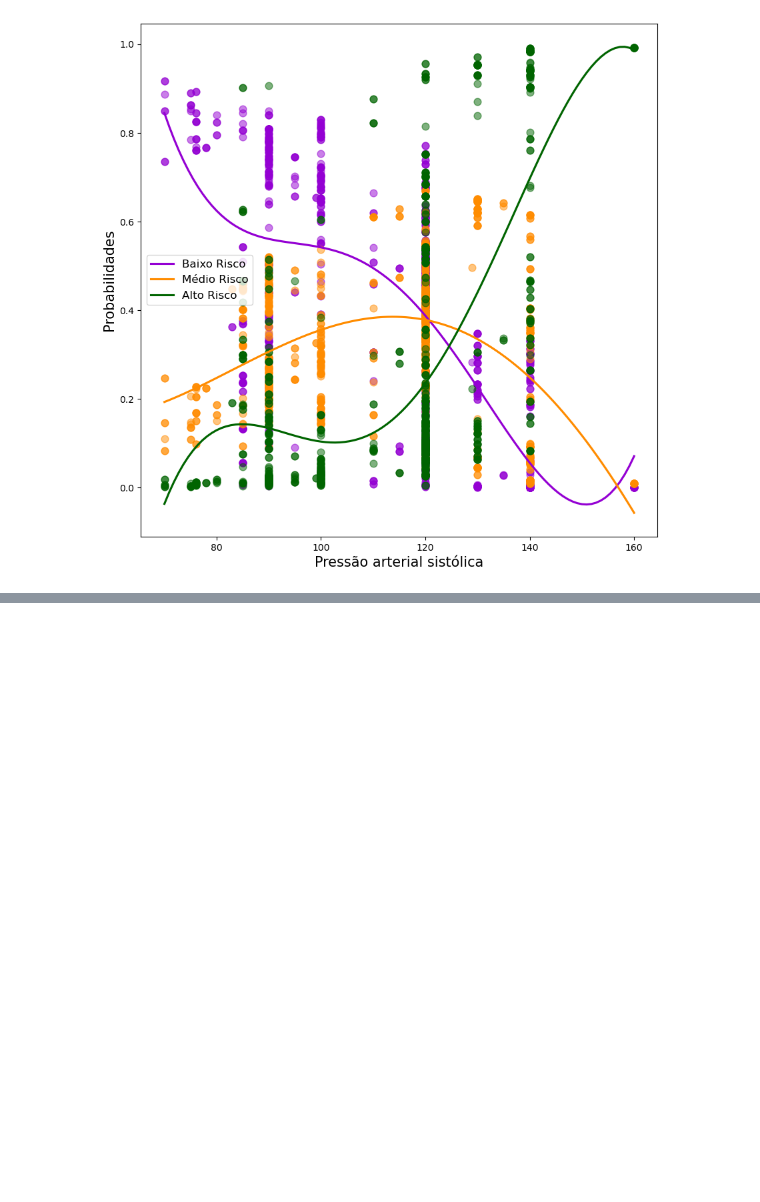
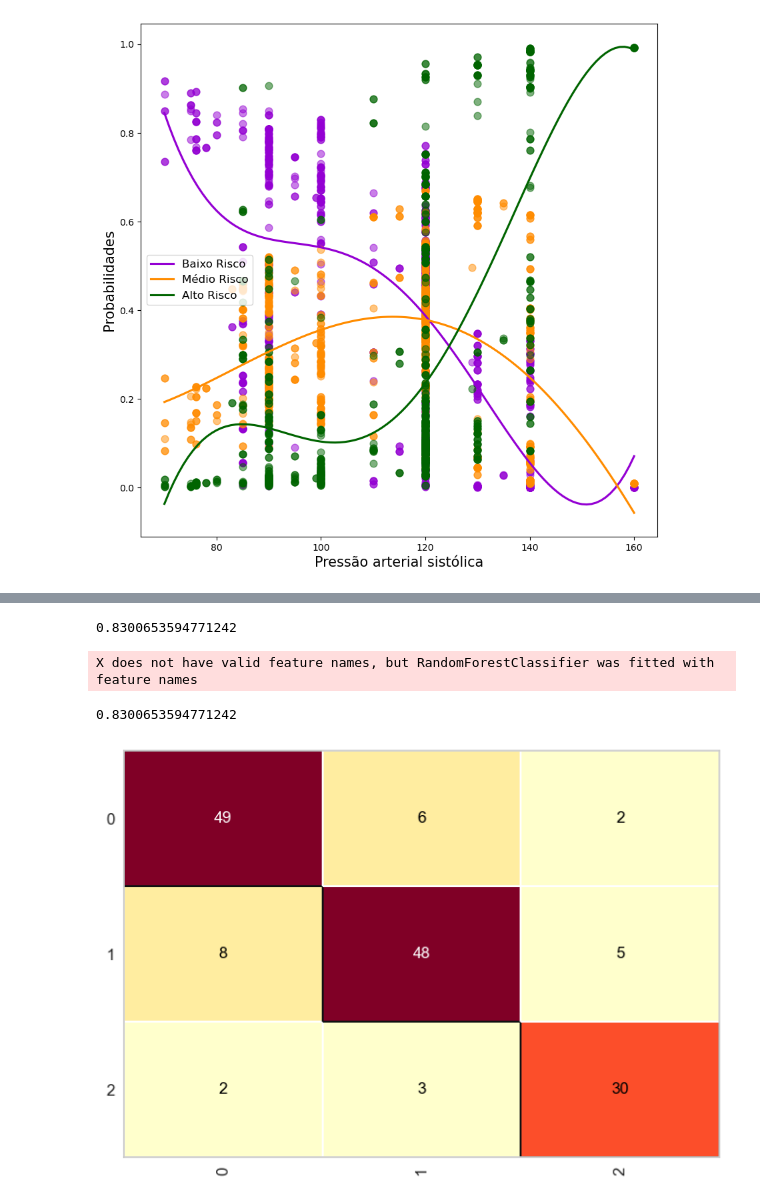
Before and after one commit to BrunoMeloSlv/Maternal_Health_Risk, a Jupyter notebook: Maternal Health Risk.ipynb, the cells around one changed output, grey strips where cells are left out. Drawn from its saved outputs; the diff is of its cells as text; code cells hidden in the pictures; blank space fills up the shorter version.

```diff
--- a/Maternal Health Risk.ipynb
+++ b/Maternal Health Risk.ipynb
@@ -526,0 +584,6 @@ plt.show()
+# %%
+from sklearn.ensemble import RandomForestClassifier
+from sklearn.ensemble import RandomForestClassifier
+
+random_forest = RandomForestClassifier(n_estimators= 150, criterion= 'entropy', random_state= 0)
+random_forest.fit(x_treinamento,y_treinamento)
@@ -526,0 +604,14 @@ plt.show()
+# %%
+from sklearn.metrics import accuracy_score, classification_report
+accuracy_score(y_teste,previsoes_random_forest)
+# %% [output]
+0.8300653594771242
+# %%
+from yellowbrick.classifier import ConfusionMatrix
+cm = ConfusionMatrix(random_forest)
+cm.fit(x_treinamento,y_treinamento)
+cm.score(x_teste,y_teste)
+# %% [output]
+X does not have valid feature names, but RandomForestClassifier was fitted with feature names
+0.8300653594771242
+[figure, added]
```
Also changed, not shown: parts of 18 cells of this notebook.
